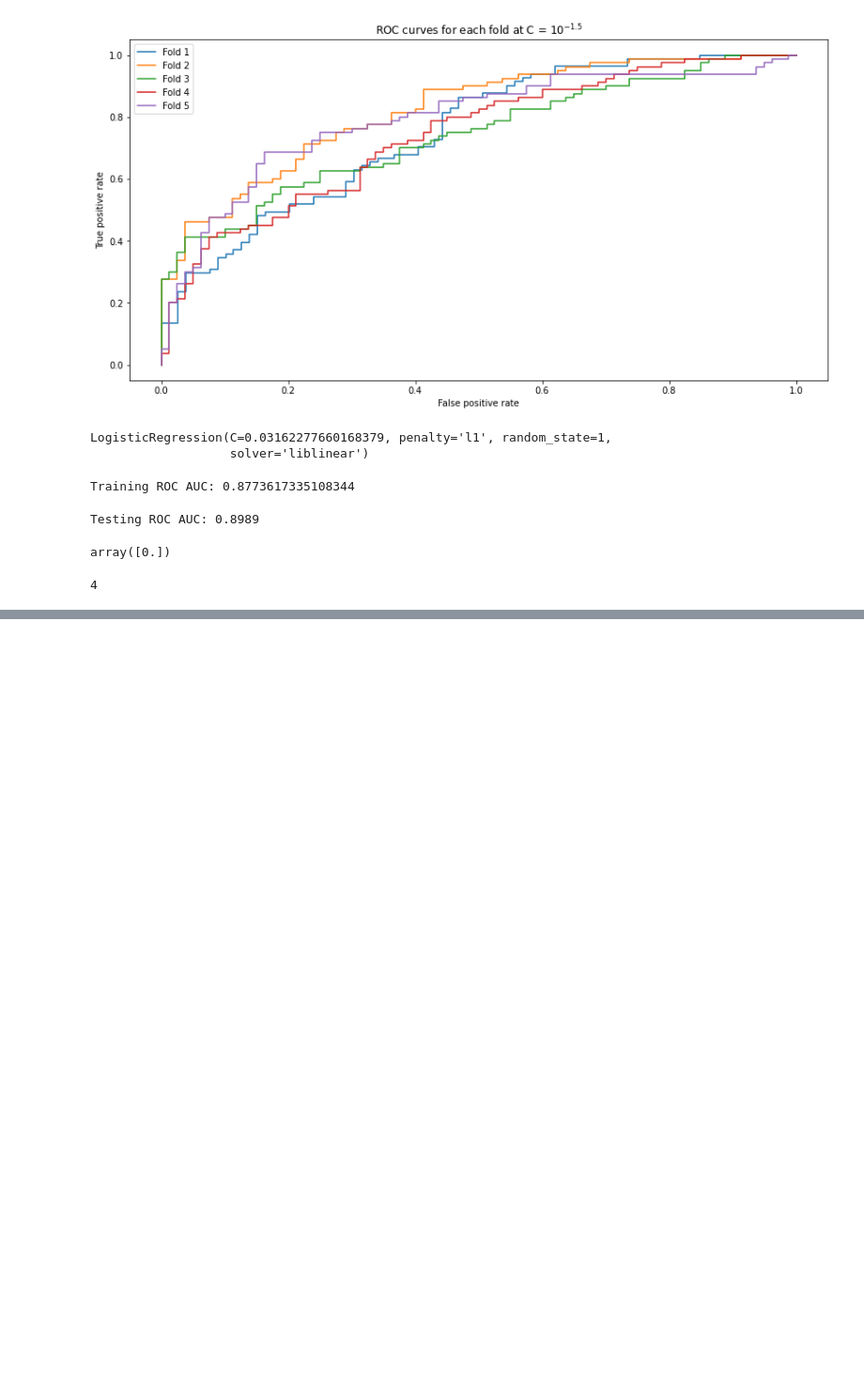
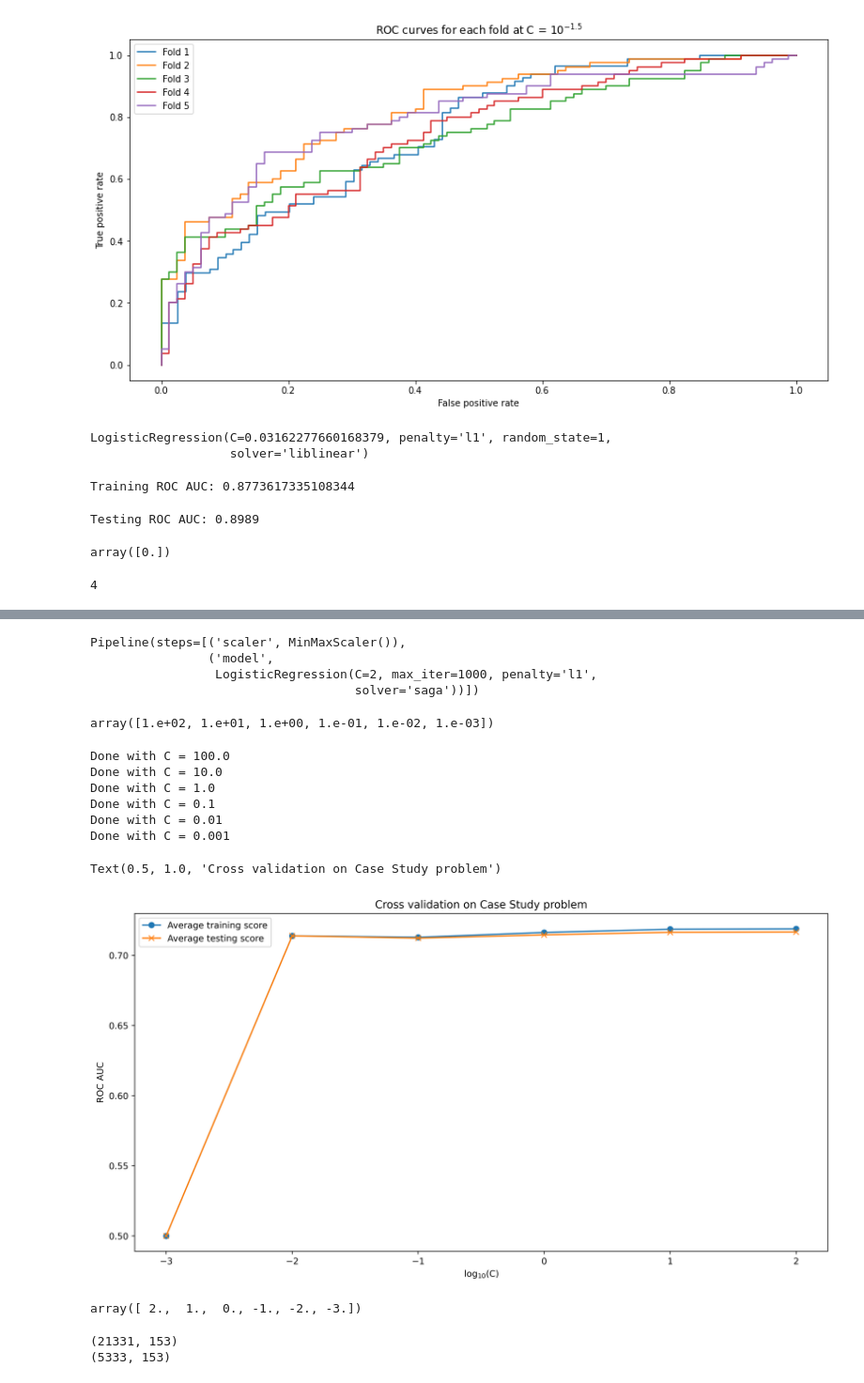
Before and after one commit to cbvreis/Book_Data-Science-Projects-with-Python-P, a Jupyter notebook: notebooks/chapter4.ipynb, the cells around one changed output, grey strips where cells are left out. Shown: that part at 94% size. Cells and saved outputs as stored; diff of their text form; code cells hidden in the pictures; blank space fills up the shorter version.

Commit message:
Uploading  chapter4.ipynb

```diff
--- a/notebooks/chapter4.ipynb
+++ b/notebooks/chapter4.ipynb
@@ -317,0 +320,5 @@ sum((lr_syn.coef_ != 0)[0])
+# %%
+import matplotlib as mpl
+mpl.rcParams['figure.dpi'] = 400
+df = pd.read_csv('https://raw.githubusercontent.com/TrainingByPackt/Data-Science-Projects-with-Python/master/Data/Chapter_1_cleaned_data.csv')
+df.head()
@@ -317,0 +379,15 @@ sum((lr_syn.coef_ != 0)[0])
+# %%
+scale_lr_pipeline.set_params(model__C = 2)
+# %% [output]
+Pipeline(steps=[('scaler', MinMaxScaler()),
+                ('model',
+                 LogisticRegression(C=2, max_iter=1000, penalty='l1',
+                                    solver='saga'))])
+# %%
+C_vals_exponents = np.linspace(2,- 3, 6)
+C_vals_exponents
+C_vals = np.power(10, C_vals_exponents)
+# %%
+C_vals
+# %% [output]
+array([1.e+02, 1.e+01, 1.e+00, 1.e-01, 1.e-02, 1.e-03])
@@ -317,0 +438,39 @@ sum((lr_syn.coef_ != 0)[0])
+# %%
+cv_train_roc_auc, cv_test_roc_auc, cv_test_roc = \
+cross_val_C_search_pipe(k_folds, C_vals, scale_lr_pipeline, X_train, y_train)
+# %% [output]
+Done with C = 100.0
+Done with C = 10.0
+Done with C = 1.0
+Done with C = 0.1
+Done with C = 0.01
+Done with C = 0.001
+# %%
+plt.plot(C_vals_exponents, np.mean(cv_train_roc_auc, axis=0), '-o',
+        label='Average training score')
+plt.plot(C_vals_exponents, np.mean(cv_test_roc_auc, axis=0), '-x',
+        label='Average testing score')
+plt.ylabel('ROC AUC')
+plt.xlabel('log$_{10}$(C)')
+plt.legend()
+plt.title('Cross validation on Case Study problem')
+# %% [output]
+Text(0.5, 1.0, 'Cross validation on Case Study problem')
+[figure, added]
+# %%
+C_vals_exponents
+# %% [output]
+array([ 2.,  1.,  0., -1., -2., -3.])
+# %%
+from sklearn.preprocessing import PolynomialFeatures
+make_interactions = PolynomialFeatures(degree=2, interaction_only=True,
+include_bias=False)
+X_interact = make_interactions.fit_transform(X)
+X_train, X_test, y_train, y_test = train_test_split(
+X_interact, df['default payment next month'].values,
+test_size=0.2, random_state=24)
+print(X_train.shape)
+print(X_test.shape)
+# %% [output]
+(21331, 153)
+(5333, 153)
```
Also changed, not shown: parts of 12 cells of this notebook.
